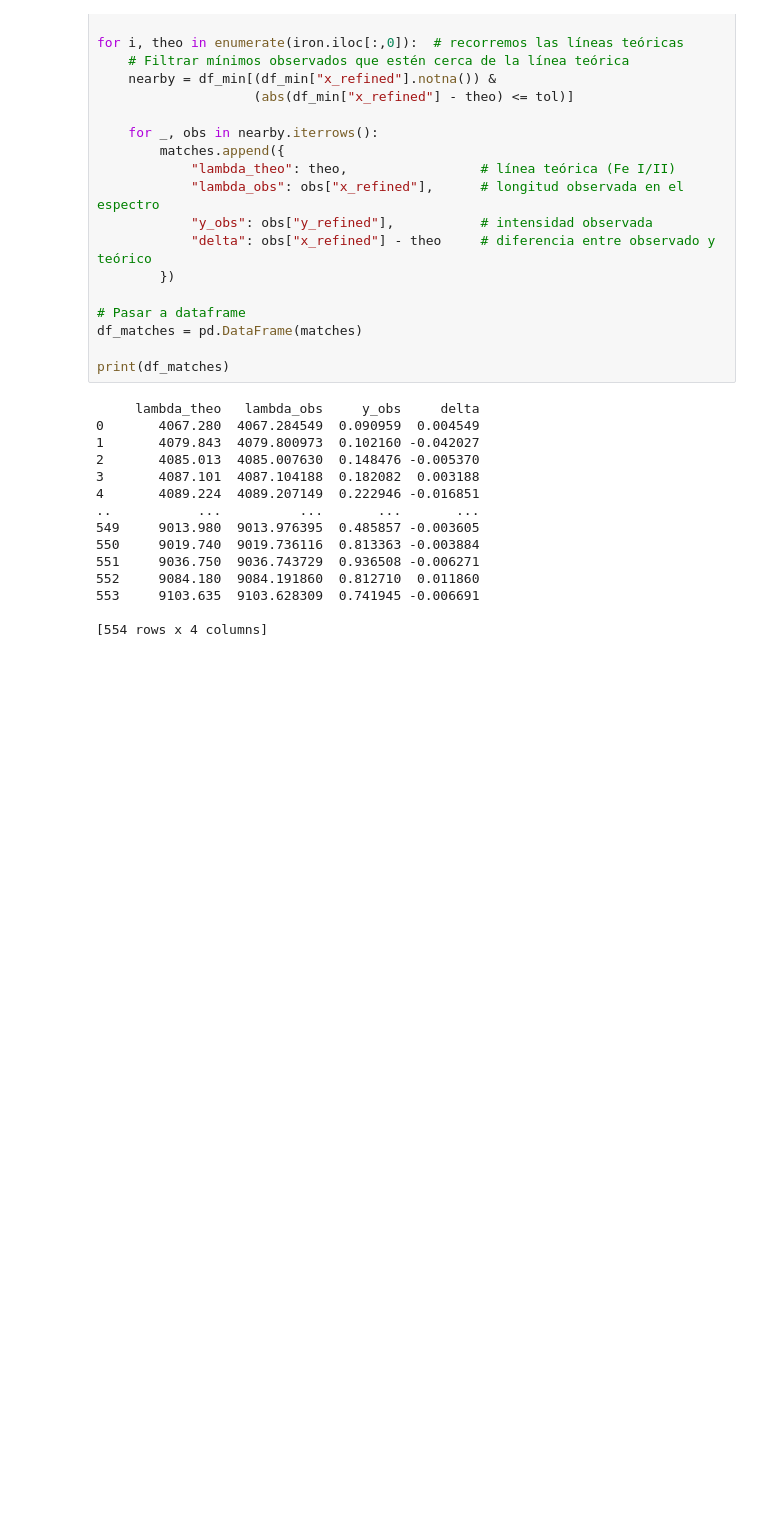
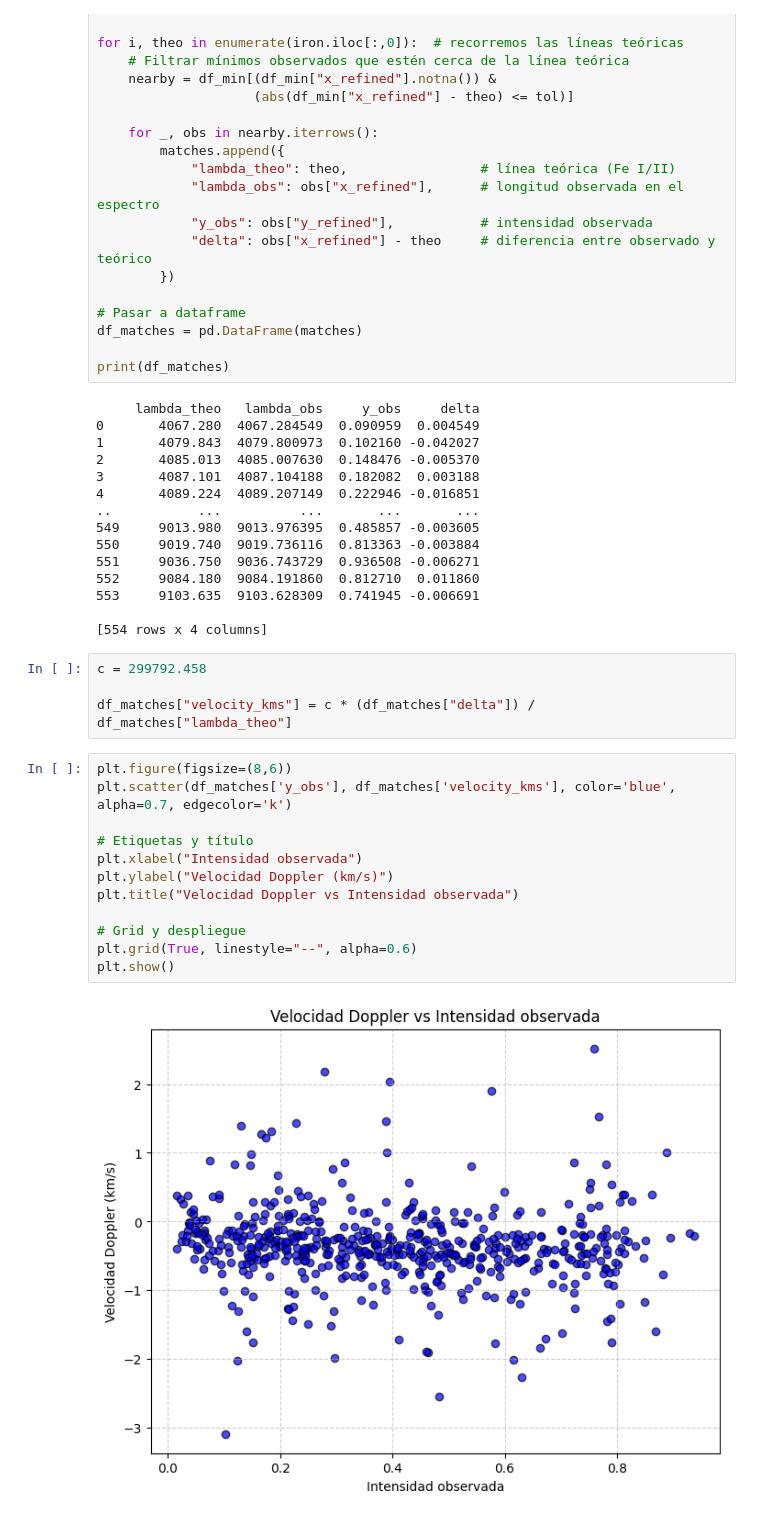
Before and after one commit to LaraGomezN/Aldebaran, a Jupyter notebook: main.ipynb, the cells around one changed output. Cells and saved outputs as stored; diff of their text form; blank space fills up the shorter version.

Commit message:
first granulation diagram

```diff
--- a/main.ipynb
+++ b/main.ipynb
@@ -263,3 +263,21 @@ print(df_matches)
 553     9103.635  9103.628309  0.741945 -0.006691
 
 [554 rows x 4 columns]
+# %%
+c = 299792.458
+
+df_matches["velocity_kms"] = c * (df_matches["delta"]) / df_matches["lambda_theo"]
+# %%
+plt.figure(figsize=(8,6))
+plt.scatter(df_matches['y_obs'], df_matches['velocity_kms'], color='blue', alpha=0.7, edgecolor='k')
+
+# Etiquetas y título
+plt.xlabel("Intensidad observada")
+plt.ylabel("Velocidad Doppler (km/s)")
+plt.title("Velocidad Doppler vs Intensidad observada")
+
+# Grid y despliegue
+plt.grid(True, linestyle="--", alpha=0.6)
+plt.show()
+# %% [output]
+[figure, added]
```
